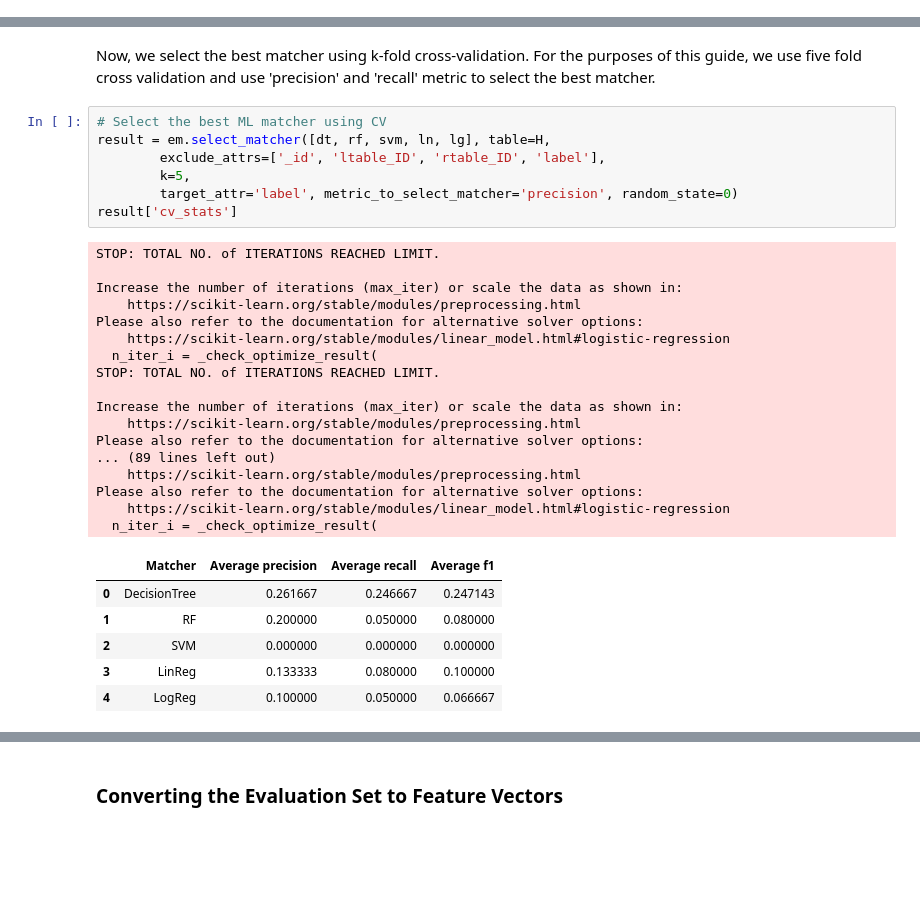
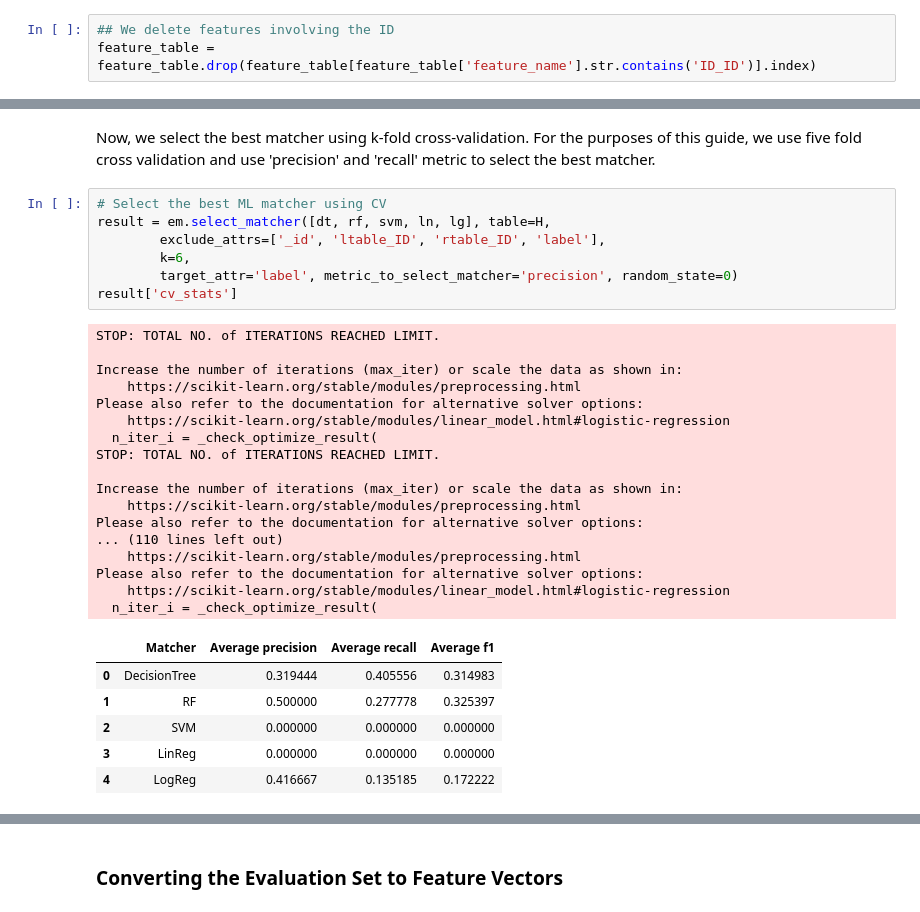
Before and after one commit to borkox/uni-sofia-entity-linking-magellan, a Jupyter notebook: notebooks/entity_match_electronics.ipynb, the cells around one changed output, grey strips where cells are left out. Cells and saved outputs as stored; diff of their text form; blank space fills up the shorter version.

```diff
--- a/notebooks/entity_match_electronics.ipynb
+++ b/notebooks/entity_match_electronics.ipynb
@@ -134,3 +186,6 @@ feature_table
+# %%
+## We delete features involving the ID
+feature_table = feature_table.drop(feature_table[feature_table['feature_name'].str.contains('ID_ID')].index)
 # %%
 # List the names of the features generated
 feature_table['feature_name']
@@ -179,34 +234,34 @@ Now, we select the best matcher using k-fold cross-validation. For the purposes
 # %%
 # Select the best ML matcher using CV
 result = em.select_matcher([dt, rf, svm, ln, lg], table=H,
         exclude_attrs=['_id', 'ltable_ID', 'rtable_ID', 'label'],
-        k=5,
+        k=6,
         target_attr='label', metric_to_select_matcher='precision', random_state=0)
 result['cv_stats']
 # %% [output]
 STOP: TOTAL NO. of ITERATIONS REACHED LIMIT.
 
 Increase the number of iterations (max_iter) or scale the data as shown in:
     https://scikit-learn.org/stable/modules/preprocessing.html
 Please also refer to the documentation for alternative solver options:
     https://scikit-learn.org/stable/modules/linear_model.html#logistic-regression
   n_iter_i = _check_optimize_result(
 STOP: TOTAL NO. of ITERATIONS REACHED LIMIT.
 
 Increase the number of iterations (max_iter) or scale the data as shown in:
     https://scikit-learn.org/stable/modules/preprocessing.html
 Please also refer to the documentation for alternative solver options:
-... (89 lines left out)
+... (110 lines left out)
     https://scikit-learn.org/stable/modules/preprocessing.html
 Please also refer to the documentation for alternative solver options:
     https://scikit-learn.org/stable/modules/linear_model.html#logistic-regression
   n_iter_i = _check_optimize_result(
 |  | Matcher | Average precision | Average recall | Average f1 |
-| 0 | DecisionTree | 0.261667 | 0.246667 | 0.247143 |
-| 1 | RF | 0.200000 | 0.050000 | 0.080000 |
+| 0 | DecisionTree | 0.319444 | 0.405556 | 0.314983 |
+| 1 | RF | 0.500000 | 0.277778 | 0.325397 |
 | 2 | SVM | 0.000000 | 0.000000 | 0.000000 |
-| 3 | LinReg | 0.133333 | 0.080000 | 0.100000 |
-| 4 | LogReg | 0.100000 | 0.050000 | 0.066667 |
+| 3 | LinReg | 0.000000 | 0.000000 | 0.000000 |
+| 4 | LogReg | 0.416667 | 0.135185 | 0.172222 |
 # %%
 # Select the best ML matcher using CV
 result = em.select_matcher([dt, rf, svm, ln, lg], table=H,
```
Also changed, not shown: parts of 17 cells of this notebook, 1 other file.
